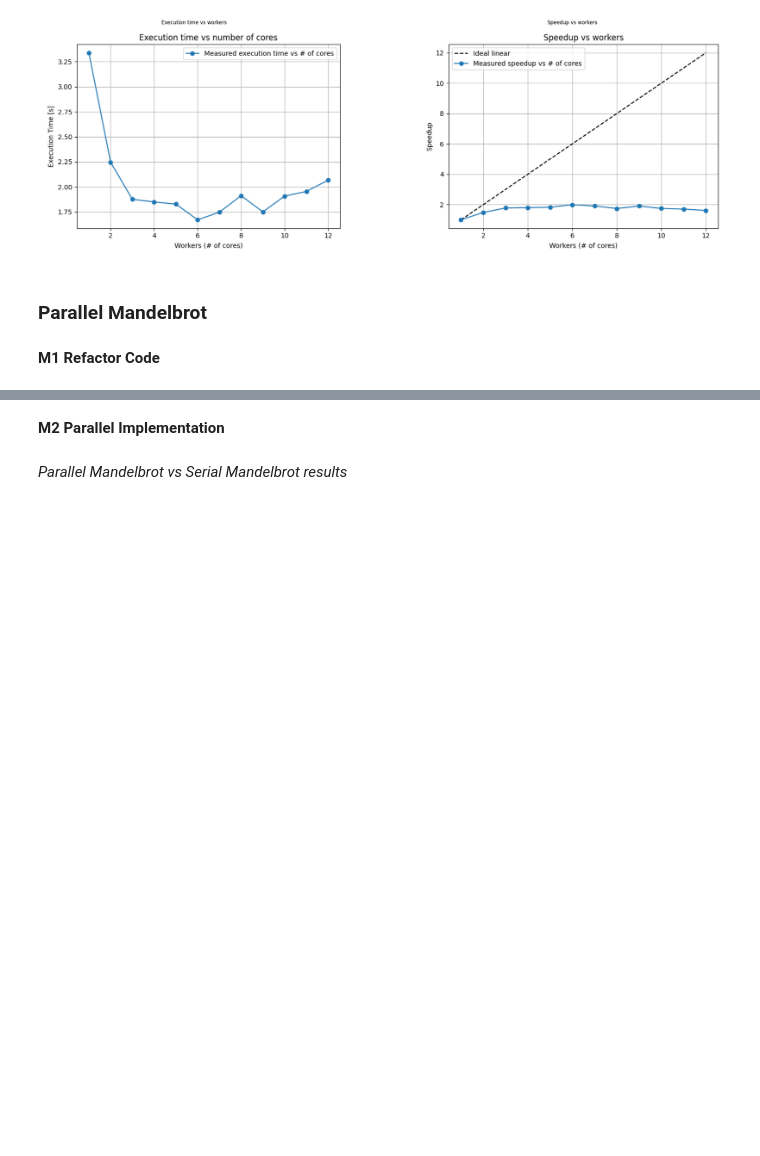
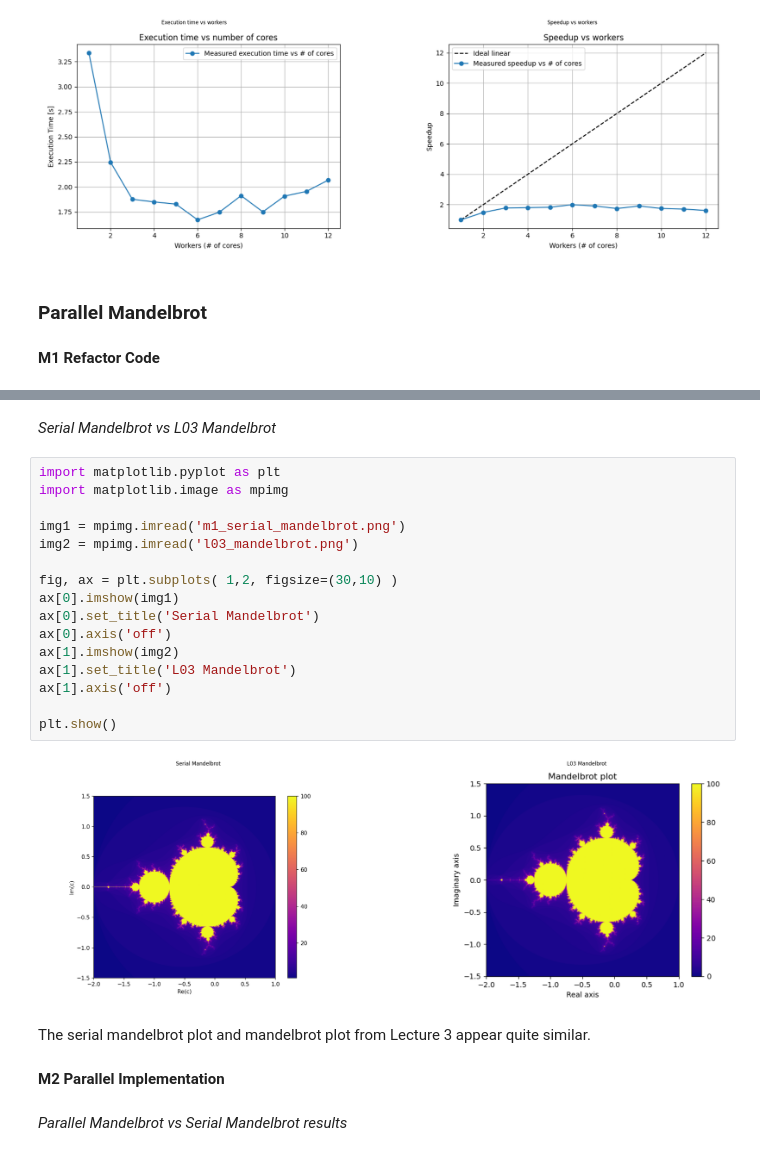
Before and after one commit to NDS8-TCP/nsc-kim, a Jupyter notebook: MP2-KN.ipynb, the cells around one changed output, grey strips where cells are left out. Drawn from its saved outputs; the diff is of its cells as text; blank space fills up the shorter version.

```diff
--- a/MP2-KN.ipynb
+++ b/MP2-KN.ipynb
@@ -224,3 +326,25 @@ plt.show()
+# %% [markdown]
+*Serial Mandelbrot vs L03 Mandelbrot*
+# %%
+import matplotlib.pyplot as plt
+import matplotlib.image as mpimg
+
+img1 = mpimg.imread('m1_serial_mandelbrot.png')
+img2 = mpimg.imread('l03_mandelbrot.png')
+
+fig, ax = plt.subplots( 1,2, figsize=(30,10) )
+ax[0].imshow(img1)
+ax[0].set_title('Serial Mandelbrot')
+ax[0].axis('off')
+ax[1].imshow(img2)
+ax[1].set_title('L03 Mandelbrot')
+ax[1].axis('off')
+
+plt.show()
+# %% [output]
+[figure, added]
+# %% [markdown]
+The serial mandelbrot plot and mandelbrot plot from Lecture 3 appear quite similar.
 # %% [markdown]
 **M2 Parallel Implementation**
 # %% [markdown]
```
Also changed, not shown: parts of 1 cell of this notebook.
